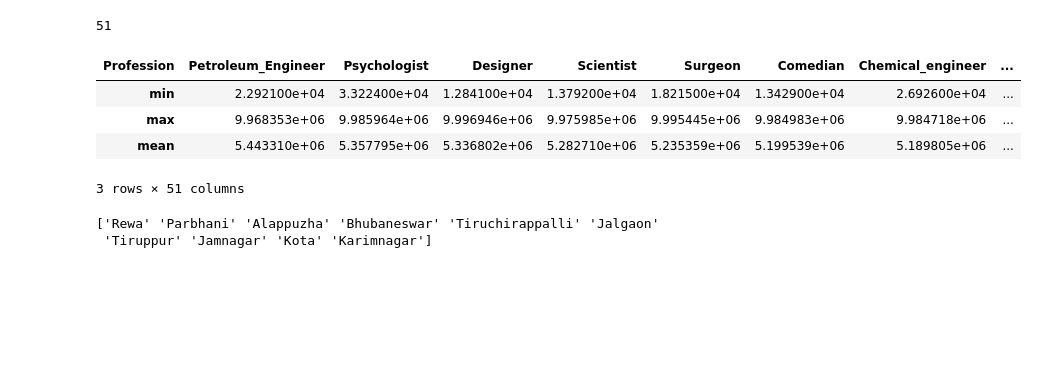
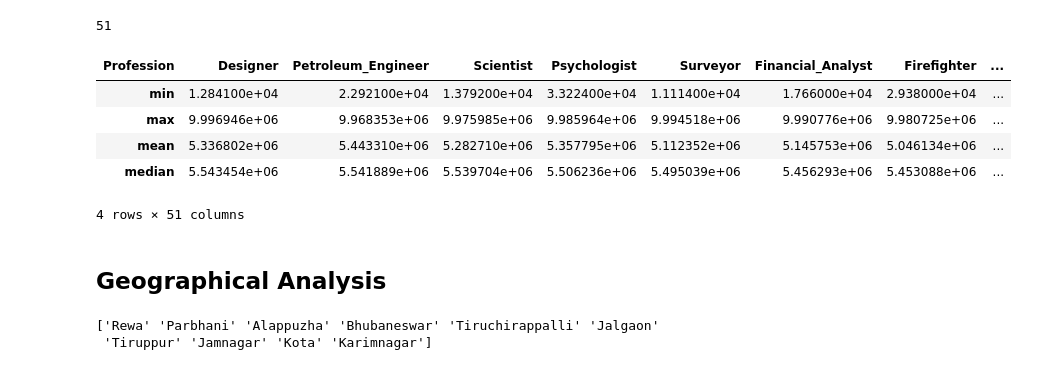
Before and after one commit to Gabinson200/CITI_2023_Summer_Intern, a Jupyter notebook: defult_data_visualization0.1.ipynb, the cells around one changed output. Cells and saved outputs as stored; diff of their text form; code cells hidden in the pictures; blank space fills up the shorter version.

Commit message:
even more analysis

```diff
--- a/defult_data_visualization0.1.ipynb
+++ b/defult_data_visualization0.1.ipynb
@@ -81,13 +106,16 @@ len(df.Profession.unique())
  'Designer' 'Physician']
 51
 # %%
-df.groupby("Profession")["Income"].agg(["min", "max", "mean"]).sort_values(by="mean", ascending=False).T
+df.groupby("Profession")["Income"].agg(["min", "max", "mean", "median"]).sort_values(by="median", ascending=False).T
 # %% [output]
-| Profession | Petroleum_Engineer | Psychologist | Designer | Scientist | Surgeon | Comedian | Chemical_engineer | ... |
-| min | 2.292100e+04 | 3.322400e+04 | 1.284100e+04 | 1.379200e+04 | 1.821500e+04 | 1.342900e+04 | 2.692600e+04 | ... |
-| max | 9.968353e+06 | 9.985964e+06 | 9.996946e+06 | 9.975985e+06 | 9.995445e+06 | 9.984983e+06 | 9.984718e+06 | ... |
-| mean | 5.443310e+06 | 5.357795e+06 | 5.336802e+06 | 5.282710e+06 | 5.235359e+06 | 5.199539e+06 | 5.189805e+06 | ... |
+| Profession | Designer | Petroleum_Engineer | Scientist | Psychologist | Surveyor | Financial_Analyst | Firefighter | ... |
+| min | 1.284100e+04 | 2.292100e+04 | 1.379200e+04 | 3.322400e+04 | 1.111400e+04 | 1.766000e+04 | 2.938000e+04 | ... |
+| max | 9.996946e+06 | 9.968353e+06 | 9.975985e+06 | 9.985964e+06 | 9.994518e+06 | 9.990776e+06 | 9.980725e+06 | ... |
+| mean | 5.336802e+06 | 5.443310e+06 | 5.282710e+06 | 5.357795e+06 | 5.112352e+06 | 5.145753e+06 | 5.046134e+06 | ... |
+| median | 5.543454e+06 | 5.541889e+06 | 5.539704e+06 | 5.506236e+06 | 5.495039e+06 | 5.456293e+06 | 5.453088e+06 | ... |
-3 rows × 51 columns
+4 rows × 51 columns
+# %% [markdown]
+## Geographical Analysis
 # %%
 df.CITY = df.CITY.str.extract("([A-Za-z]+)")
 print(df.CITY.unique()[:10])
```
Also changed, not shown: parts of 11 cells of this notebook.
